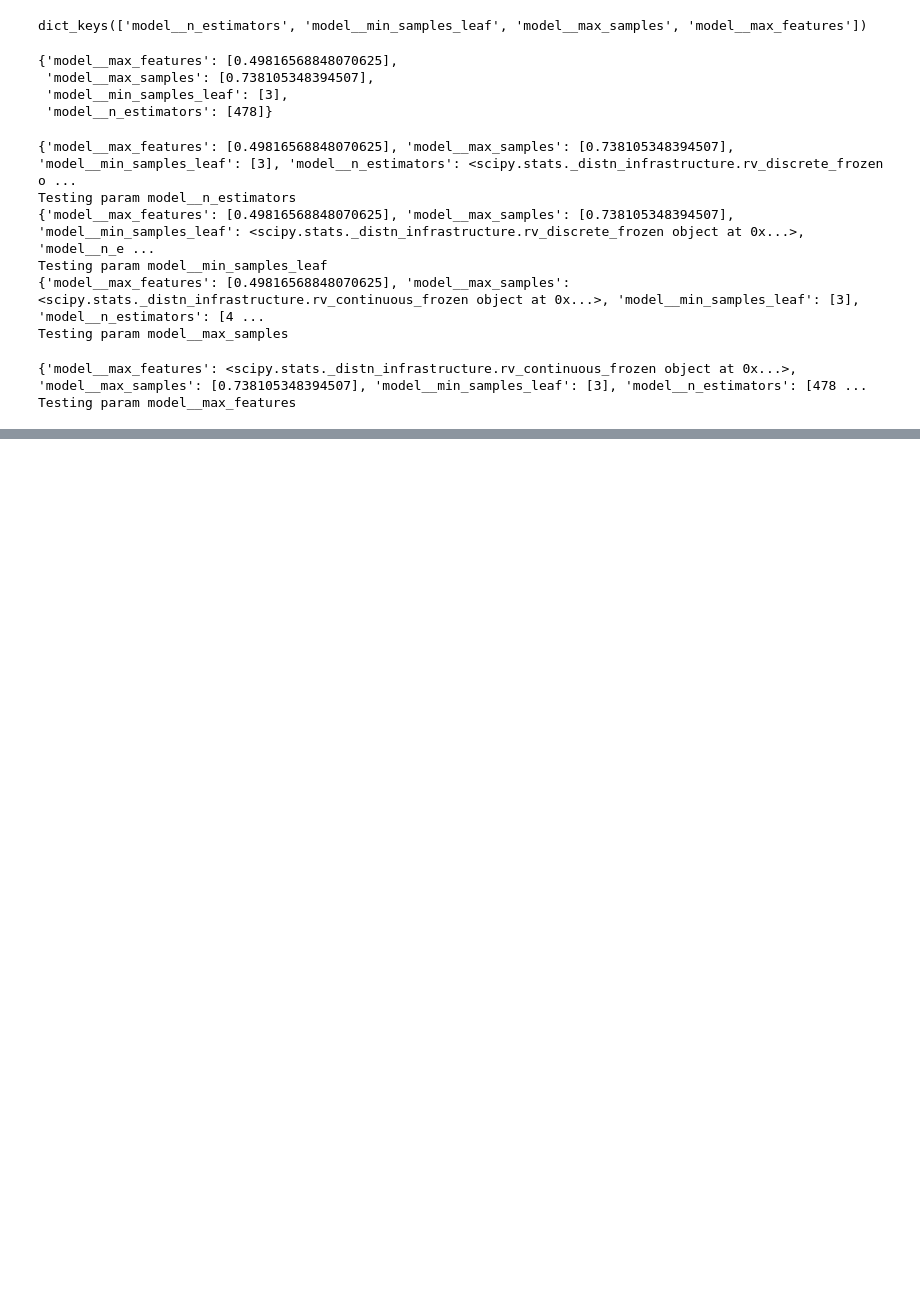
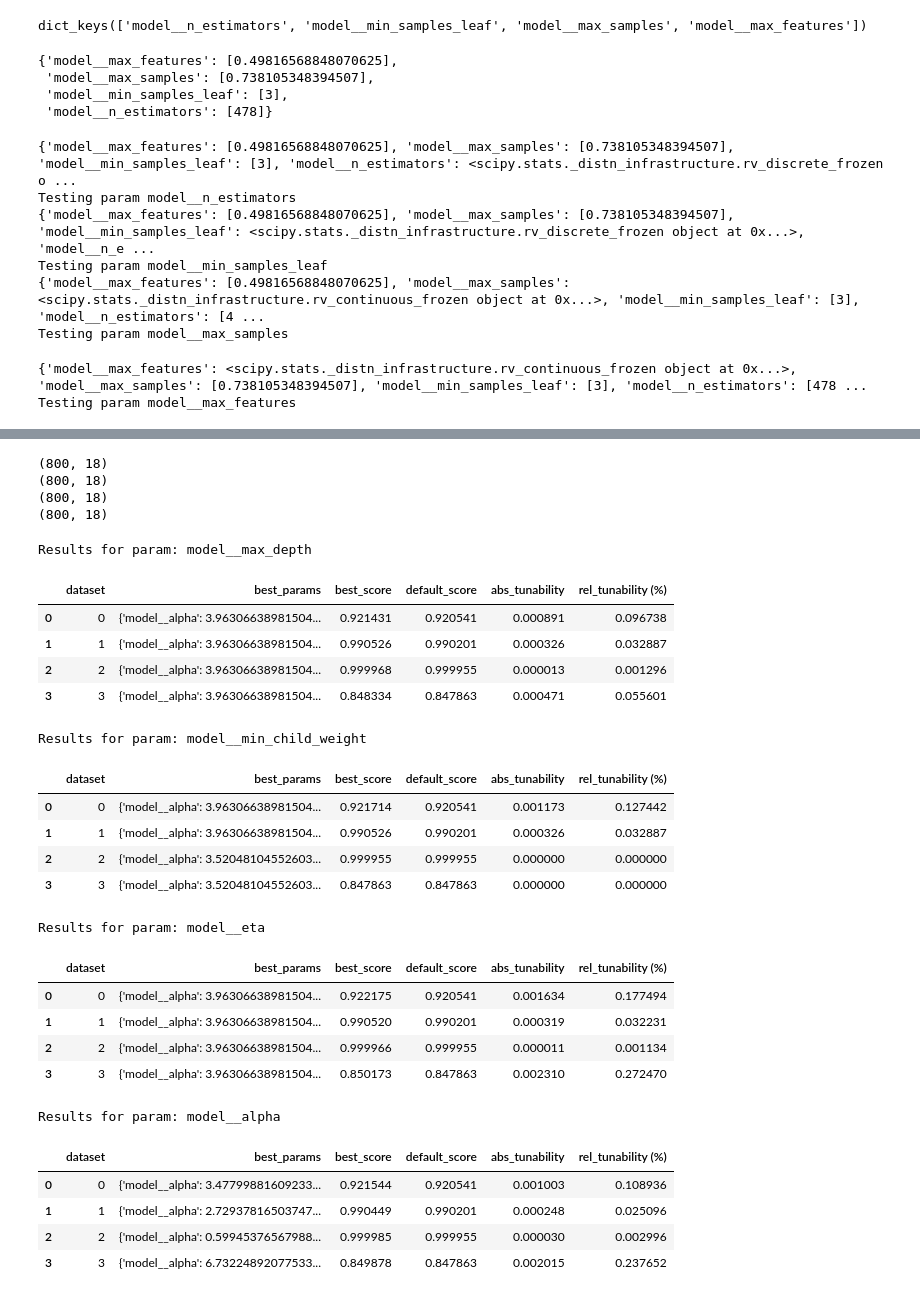
Before and after one commit to UserKrzysztof/AutoML-project1-tunability, a Jupyter notebook: code/first_approach.ipynb, the cells around one changed output, grey strips where cells are left out. Saved outputs shown, nothing was run; the diff lists cells and outputs as text; code cells hidden in the pictures; blank space fills up the shorter version.

Commit message:
Resolved problem with XGBoost tuning

```diff
--- a/code/first_approach.ipynb
+++ b/code/first_approach.ipynb
@@ -604,0 +615,9 @@ Results for param: model__max_features
+# %%
+param_history = {}
+for param in tunable_parameters_XGB:
+    temp_param_grid = {**best_params_XGB_dict}
+    temp_param_grid.update({param:param_distributions_XGBoost[param]})
+    print(temp_param_grid)
+    print("Testing param", param)
+    history = do_random_search(pipelines[2][1], temp_param_grid)
+    param_history.update({param: history})
@@ -604,0 +633,51 @@ Results for param: model__max_features
+# %%
+params_history_frames_XGB = {}
+for param, history in param_history.items():
+    df = pd.concat([pd.DataFrame(history[i]) for i in range(len(history))], keys=range(len(history)), names=['dataset'])
+    df = df.reset_index()
+    df.drop(columns='level_1', inplace=True)
+    params_history_frames_XGB.update({param:df})
+# %%
+for param, history in params_history_frames_XGB.items():
+    print(history.shape)
+    history.to_csv(f'../history/history_hyperparameter_tuning_XGB_{param}.csv', index=False)
+# %% [output]
+(800, 18)
+(800, 18)
+(800, 18)
+(800, 18)
+# %%
+params_history_frames_XGB = {}
+for param in ["model__max_depth", "model__min_child_weight", "model__eta", "model__alpha"]:
+    file_path = f'../history/history_hyperparameter_tuning_XGB_{param}.csv'
+    if os.path.exists(file_path):
+        params_history_frames_XGB[param] = pd.read_csv(file_path)
+# %%
+for param in tunable_parameters_XGB:
+    print("Results for param:", param)
+    display(get_best_params_per_dataset_2(params_history_frames_XGB[param], history_XGBoost).head(10))
+# %% [output]
+Results for param: model__max_depth
+|  | dataset | best_params | best_score | default_score | abs_tunability | rel_tunability (%) |
+| 0 | 0 | {'model__alpha': 3.96306638981504... | 0.921431 | 0.920541 | 0.000891 | 0.096738 |
+| 1 | 1 | {'model__alpha': 3.96306638981504... | 0.990526 | 0.990201 | 0.000326 | 0.032887 |
+| 2 | 2 | {'model__alpha': 3.96306638981504... | 0.999968 | 0.999955 | 0.000013 | 0.001296 |
+| 3 | 3 | {'model__alpha': 3.96306638981504... | 0.848334 | 0.847863 | 0.000471 | 0.055601 |
+Results for param: model__min_child_weight
+|  | dataset | best_params | best_score | default_score | abs_tunability | rel_tunability (%) |
+| 0 | 0 | {'model__alpha': 3.96306638981504... | 0.921714 | 0.920541 | 0.001173 | 0.127442 |
+| 1 | 1 | {'model__alpha': 3.96306638981504... | 0.990526 | 0.990201 | 0.000326 | 0.032887 |
+| 2 | 2 | {'model__alpha': 3.52048104552603... | 0.999955 | 0.999955 | 0.000000 | 0.000000 |
+| 3 | 3 | {'model__alpha': 3.52048104552603... | 0.847863 | 0.847863 | 0.000000 | 0.000000 |
+Results for param: model__eta
+|  | dataset | best_params | best_score | default_score | abs_tunability | rel_tunability (%) |
+| 0 | 0 | {'model__alpha': 3.96306638981504... | 0.922175 | 0.920541 | 0.001634 | 0.177494 |
+| 1 | 1 | {'model__alpha': 3.96306638981504... | 0.990520 | 0.990201 | 0.000319 | 0.032231 |
+| 2 | 2 | {'model__alpha': 3.96306638981504... | 0.999966 | 0.999955 | 0.000011 | 0.001134 |
+| 3 | 3 | {'model__alpha': 3.96306638981504... | 0.850173 | 0.847863 | 0.002310 | 0.272470 |
+Results for param: model__alpha
+|  | dataset | best_params | best_score | default_score | abs_tunability | rel_tunability (%) |
+| 0 | 0 | {'model__alpha': 3.47799881609233... | 0.921544 | 0.920541 | 0.001003 | 0.108936 |
+| 1 | 1 | {'model__alpha': 2.72937816503747... | 0.990449 | 0.990201 | 0.000248 | 0.025096 |
+| 2 | 2 | {'model__alpha': 0.59945376567988... | 0.999985 | 0.999955 | 0.000030 | 0.002996 |
+| 3 | 3 | {'model__alpha': 6.73224892077533... | 0.849878 | 0.847863 | 0.002015 | 0.237652 |
```
Also changed, not shown: parts of 16 cells of this notebook, 5 other files.
